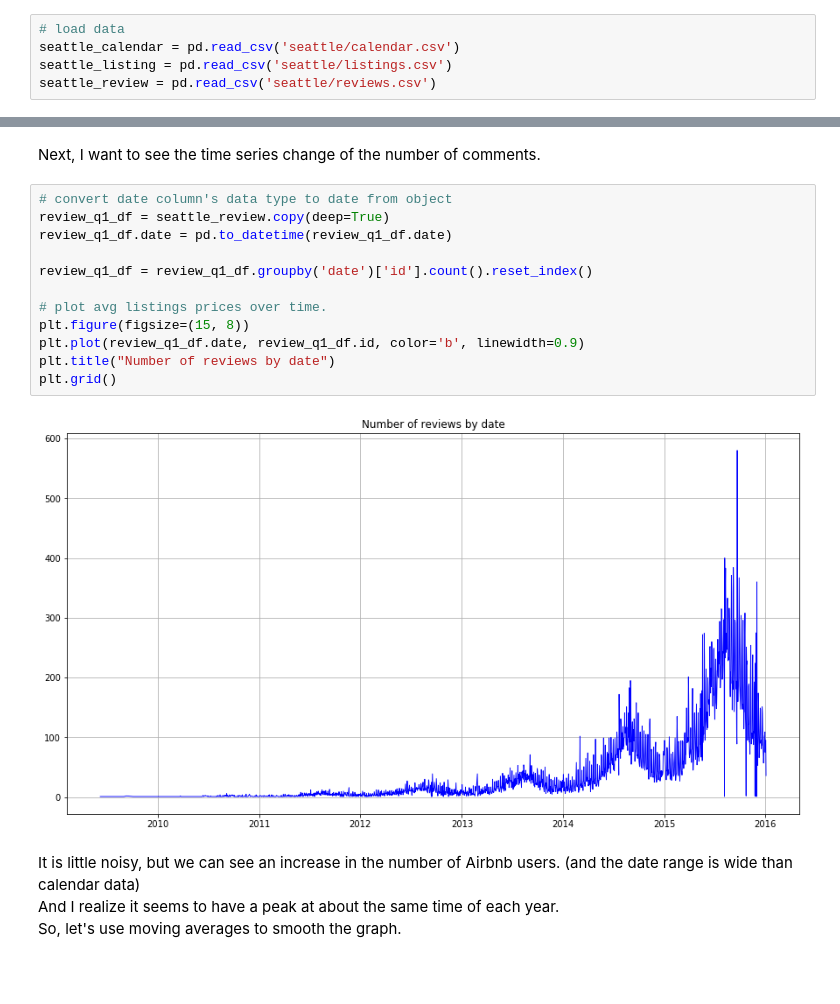
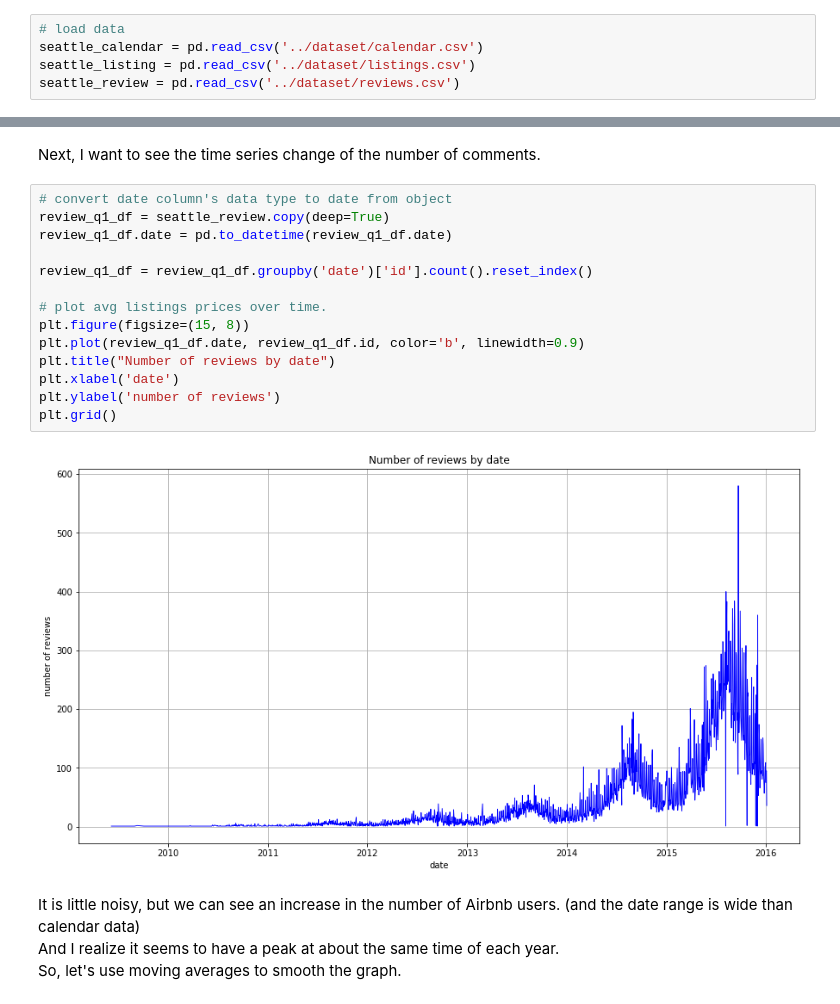
Before and after one commit to shyaginuma/DataAnalysis, a Jupyter notebook: Airbnb/notebooks/blog.ipynb, the cells around one changed output, grey strips where cells are left out. Saved outputs shown, nothing was run; the diff lists cells and outputs as text; blank space fills up the shorter version.

Commit message:
add axis lable to each graph

```diff
--- a/Airbnb/notebooks/blog.ipynb
+++ b/Airbnb/notebooks/blog.ipynb
@@ -64,9 +64,9 @@ import warnings
 warnings.filterwarnings('ignore')
 # %%
 # load data
-seattle_calendar = pd.read_csv('seattle/calendar.csv')
-seattle_listing = pd.read_csv('seattle/listings.csv')
-seattle_review = pd.read_csv('seattle/reviews.csv')
+seattle_calendar = pd.read_csv('../dataset/calendar.csv')
+seattle_listing = pd.read_csv('../dataset/listings.csv')
+seattle_review = pd.read_csv('../dataset/reviews.csv')
 # %% [markdown]
 ### calendar
 # %% [markdown]
@@ -365,17 +371,19 @@ Next, I want to see the time series change of the number of comments.
 # %%
 # convert date column's data type to date from object
 review_q1_df = seattle_review.copy(deep=True)
 review_q1_df.date = pd.to_datetime(review_q1_df.date)
 
 review_q1_df = review_q1_df.groupby('date')['id'].count().reset_index()
 
 # plot avg listings prices over time.
 plt.figure(figsize=(15, 8))
 plt.plot(review_q1_df.date, review_q1_df.id, color='b', linewidth=0.9)
 plt.title("Number of reviews by date")
+plt.xlabel('date')
+plt.ylabel('number of reviews')
 plt.grid()
 # %% [output]
-[figure, old version]
+[figure, new version]
 # %% [markdown]
 It is little noisy, but we can see an increase in the number of Airbnb users. (and the date range is wide than calendar data)
 And I realize it seems to have a peak at about the same time of each year.
```
Also changed, not shown: parts of 9 cells of this notebook.
